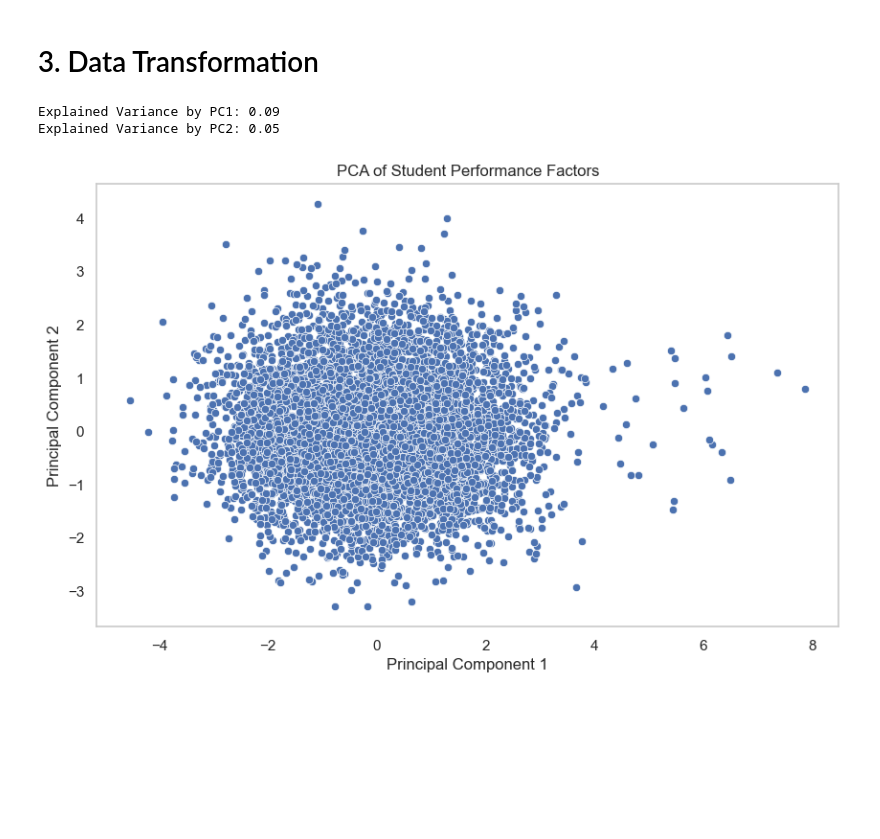
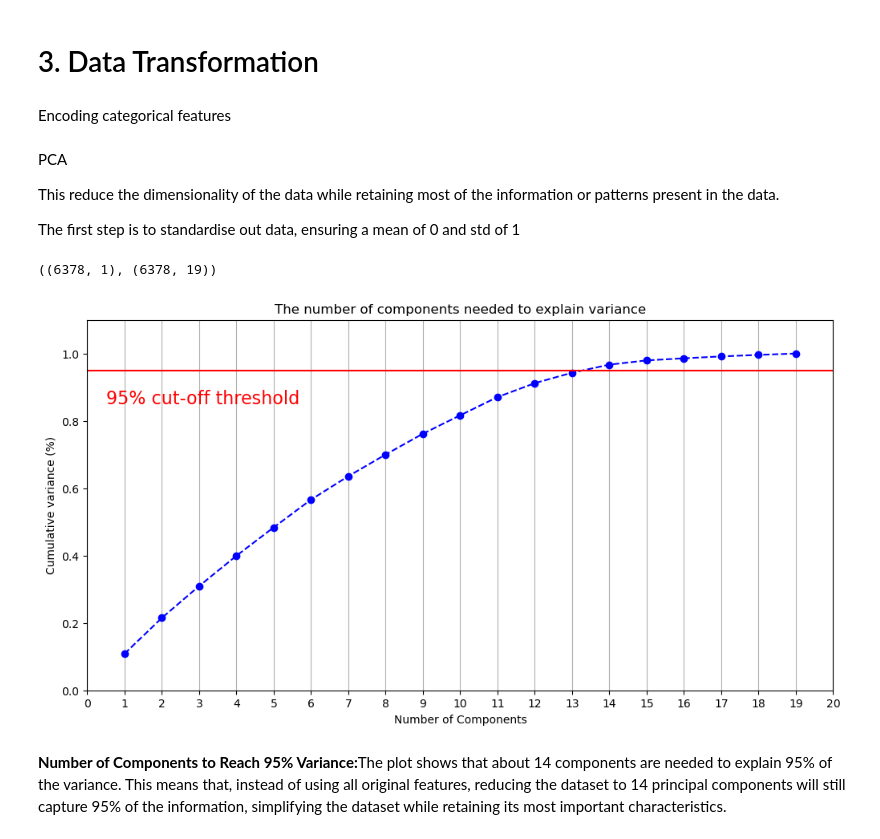
Before and after one commit to Nellurivenkat849/Student_Performance_Factors, a Jupyter notebook: performance_factors_for_academic_success.ipynb, the cells around one changed output. Drawn from its saved outputs; the diff is of its cells as text; code cells hidden in the pictures; blank space fills up the shorter version.

```diff
--- a/performance_factors_for_academic_success.ipynb
+++ b/performance_factors_for_academic_success.ipynb
@@ -201,36 +210,56 @@ print(f'Correlation between Study Hours and Exam Scores: {correlation:.2f}')
 Correlation between Study Hours and Exam Scores: 0.45
 # %% [markdown]
 # 3. Data Transformation
+# %% [markdown]
+Encoding categorical features
 # %%
-# encoding categorical columns
 categorical_column = df.select_dtypes(include=['object']).columns
 
 le = LabelEncoder()
 for column in categorical_column:
-    df[column] = le.fit_transform(df[column])
+    df[column] = le.fit_transform(df[column]).astype('int64')
-# %%
-# PCA
-scaler = StandardScaler()
-scaled_data = scaler.fit_transform(df)
-
-pca = PCA(n_components=2)
-principal_components = pca.fit_transform(scaled_data)
-
-pc_df = pd.DataFrame(data=principal_components, columns=['PC1', 'PC2'])
-
-explained_variance = pca.explained_variance_ratio_
-print(f'Explained Variance by PC1: {explained_variance[0]:.2f}')
-print(f'Explained Variance by PC2: {explained_variance[1]:.2f}')
-
-# Plot the principal components
-plt.figure(figsize=(10, 6))
-sns.scatterplot(data=pc_df, x='PC1', y='PC2')
-plt.title('PCA of Student Performance Factors')
-plt.xlabel('Principal Component 1')
-plt.ylabel('Principal Component 2')
-plt.grid()
-plt.show()
-# %% [output]
-Explained Variance by PC1: 0.09
-Explained Variance by PC2: 0.05
-[figure, removed]
+# %% [markdown]
+PCA
+
+This reduce the dimensionality of the data while retaining most of the information or patterns present in the data.
+
+The first step is to standardise out data, ensuring a mean of 0 and std of 1
+# %%
+for col in df.columns[:-1]:
+    transformer = QuantileTransformer(random_state=0, output_distribution="normal")
+    vec_len = len(df[col].values)
+    raw_vec = df[col].values.reshape(vec_len, 1)
+    transformer.fit(raw_vec)
+
+    df[col] = transformer.transform(raw_vec).reshape(1, vec_len)[0]
+# %%
+y = df[['Exam_Score']]
+X = df.drop(['Exam_Score'], axis=1)
+y.shape, X.shape
+# %% [output]
+((6378, 1), (6378, 19))
+# %%
+pca = PCA().fit(X)
+plt.rcParams["figure.figsize"] = (12,6)
+
+fig, ax = plt.subplots()
+xi = np.arange(1, 20, step=1)
+y = np.cumsum(pca.explained_variance_ratio_)
+
+plt.ylim(0.0,1.1)
+plt.plot(xi, y, marker='o', linestyle='--', color='b')
+
+plt.xlabel('Number of Components')
+plt.xticks(np.arange(0, 21, step=1))
+plt.ylabel('Cumulative variance (%)')
+plt.title('The number of components needed to explain variance')
+
+plt.axhline(y=0.95, color='r', linestyle='-')
+plt.text(0.5, 0.85, '95% cut-off threshold', color = 'red', fontsize=16)
+
+ax.grid(axis='x')
+plt.show()
+# %% [output]
+[figure, added]
+# %% [markdown]
+<strong>Number of Components to Reach 95% Variance:</strong>The plot shows that about 14 components are needed to explain 95% of the variance. This means that, instead of using all original features, reducing the dataset to 14 principal components will still capture 95% of the information, simplifying the dataset while retaining its most important characteristics.
```
Also changed, not shown: parts of 11 cells of this notebook.
